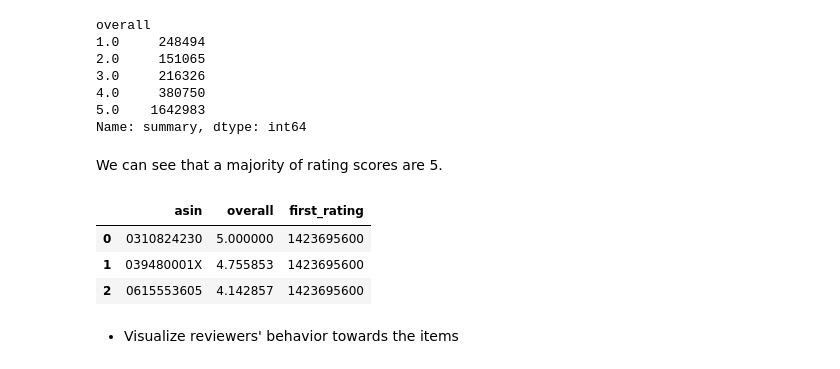
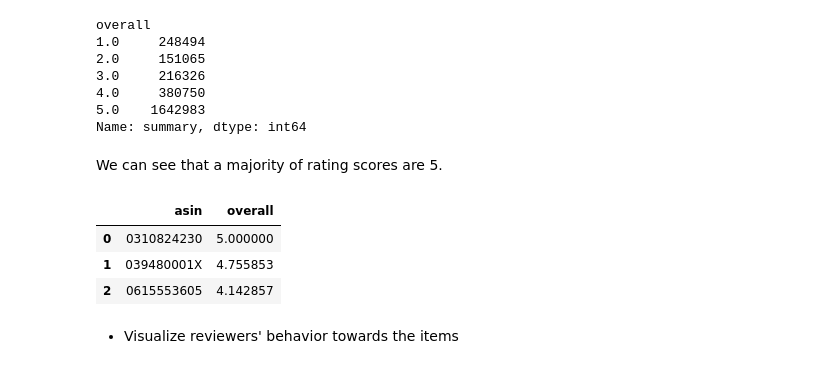
Before and after one commit to epfl-ada-project-amazon/data-analysis, a Jupyter notebook: project.ipynb, the cells around one changed output. Cells and saved outputs as stored; diff of their text form; code cells hidden in the pictures.

Commit message:
Fix code that fetch first rating for each products

```diff
--- a/project.ipynb
+++ b/project.ipynb
@@ -400,24 +400,18 @@ Name: summary, dtype: int64
 # %% [markdown]
 We can see that a majority of rating scores are 5.
 # %%
-gby_product = df.groupby('asin', as_index=False)[['unixReviewTime', 'overall']].agg({
-    'overall': 'mean',
-    'unixReviewTime': 'min'
-})
-
-gby_product = gby_product.rename(columns={'unixReviewTime': 'first_rating'})
-
+gby_product = df.groupby('asin', as_index=False)[['overall']].mean()
 
 def get_mean_rating(asin):
     return gby_product[asin]
 
 #df['meanRating'] = df['asin'].map(get_mean_rating)
 gby_product.head(3)
 # %% [output]
-|  | asin | overall | first_rating |
-| 0 | 0310824230 | 5.000000 | 1423695600 |
-| 1 | 039480001X | 4.755853 | 1423695600 |
-| 2 | 0615553605 | 4.142857 | 1423695600 |
+|  | asin | overall |
+| 0 | 0310824230 | 5.000000 |
+| 1 | 039480001X | 4.755853 |
+| 2 | 0615553605 | 4.142857 |
 # %%
 # Plot the average rating per item
 # %% [markdown]
```
Also changed, not shown: parts of 3 cells of this notebook.
